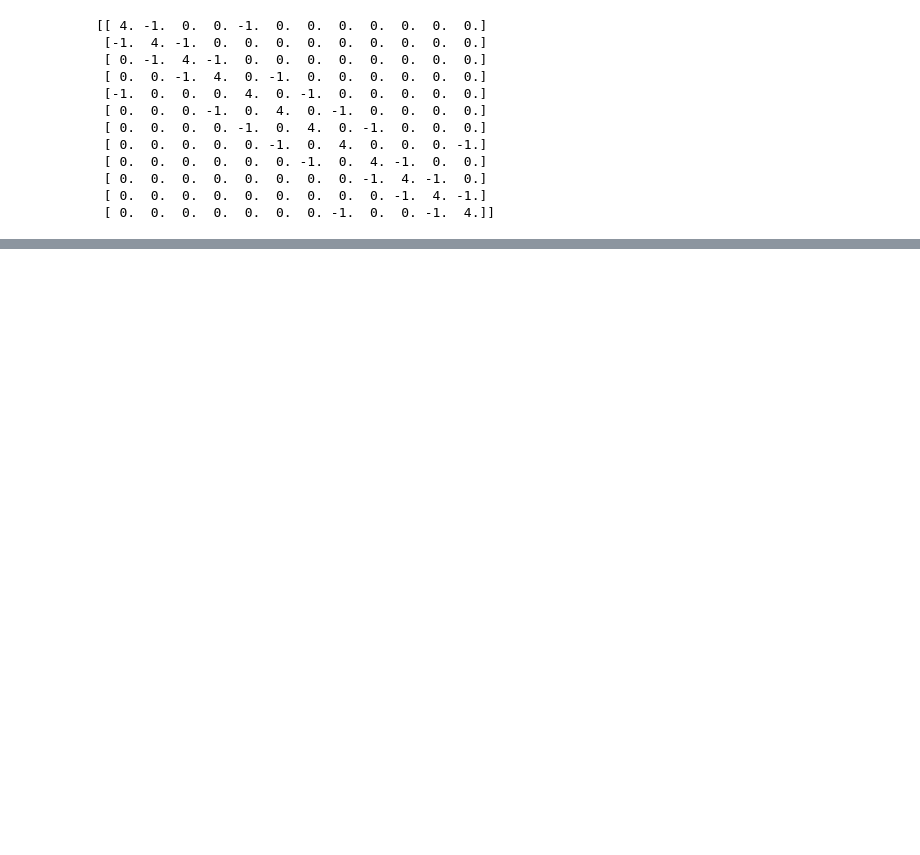
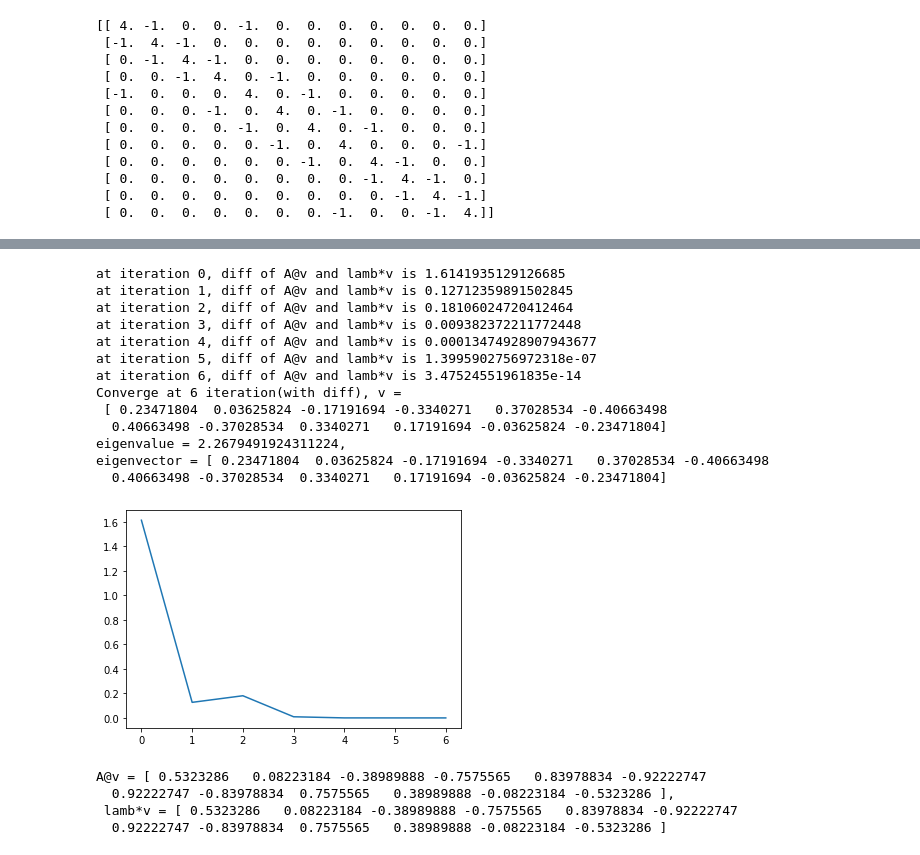
Before and after one commit to EazyReal/PMS2019fall, a Jupyter notebook: Biweekly quiz 7 power method and its variants.ipynb, the cells around one changed output, grey strips where cells are left out. Saved outputs shown, nothing was run; the diff lists cells and outputs as text; code cells hidden in the pictures; blank space fills up the shorter version.

```diff
--- a/Biweekly quiz 7 power method and its variants.ipynb
+++ b/Biweekly quiz 7 power method and its variants.ipynb
@@ -188,0 +199,53 @@ array([ 0.36467715,  0.40757648,  0.34126602,  0.1835136 ,  0.22406288,
+# %%
+def VariantShiftedInversePowerIteration(A, mu0, eps=10e-10, max_iter=500):
+    rec = []
+    I = np.identity(A.shape[0])
+    v = np.random.randn(A.shape[0])
+    v /= np.linalg.norm(v)
+    mu = mu0
+    for t in range(max_iter):
+        lu, piv = scipy.linalg.lu_factor(A - mu*I)
+        y = scipy.linalg.lu_solve((lu, piv), v)
+        if(np.linalg.norm(y) < eps):
+            print("A has eigencalue 0, try anothor x0")
+            return 0, v, rec
+        lamb = v.dot(np.dot(A,v))/v.dot(v)
+        #err = np.linalg.norm(abs(v)-abs(y/np.linalg.norm(y)))
+        err = np.linalg.norm(A@v-lamb*v)
+        rec.append(err)
+        if t%1 == 0:
+            print("at iteration {}, diff of A@v and lamb*v is {}".format(t, err))
+        if err < eps:
+            print("Converge at {} iteration(with diff), v = ".format(t), '\n',v)
+            return lamb, v, rec
+        mu = v.T@A@v/v.T.dot(v)
+        v = y/np.linalg.norm(y)
+
+    print("Use Max iteration {} still dont converge, v = ".format(max_iter), '\n',v)
+    return lamb, v, rec
+# %%
+lamb, v, rec = VariantShiftedInversePowerIteration(A, mu0=2.2, eps=10e-10, max_iter=500)
+print("eigenvalue = {}, \neigenvector = {}".format(lamb, v))
+plt.figure()
+plt.plot(rec)
+plt.show()
+print("A@v = {}, \n lamb*v = {}".format(A@v, lamb*v))
+# %% [output]
+at iteration 0, diff of A@v and lamb*v is 1.6141935129126685
+at iteration 1, diff of A@v and lamb*v is 0.12712359891502845
+at iteration 2, diff of A@v and lamb*v is 0.18106024720412464
+at iteration 3, diff of A@v and lamb*v is 0.009382372211772448
+at iteration 4, diff of A@v and lamb*v is 0.00013474928907943677
+at iteration 5, diff of A@v and lamb*v is 1.3995902756972318e-07
+at iteration 6, diff of A@v and lamb*v is 3.47524551961835e-14
+Converge at 6 iteration(with diff), v =
+ [ 0.23471804  0.03625824 -0.17191694 -0.3340271   0.37028534 -0.40663498
+  0.40663498 -0.37028534  0.3340271   0.17191694 -0.03625824 -0.23471804]
+eigenvalue = 2.2679491924311224,
+eigenvector = [ 0.23471804  0.03625824 -0.17191694 -0.3340271   0.37028534 -0.40663498
+  0.40663498 -0.37028534  0.3340271   0.17191694 -0.03625824 -0.23471804]
+[figure, added]
+A@v = [ 0.5323286   0.08223184 -0.38989888 -0.7575565   0.83978834 -0.92222747
+  0.92222747 -0.83978834  0.7575565   0.38989888 -0.08223184 -0.5323286 ],
+ lamb*v = [ 0.5323286   0.08223184 -0.38989888 -0.7575565   0.83978834 -0.92222747
+  0.92222747 -0.83978834  0.7575565   0.38989888 -0.08223184 -0.5323286 ]
```
Also changed, not shown: parts of 15 cells of this notebook, 4 other files.
